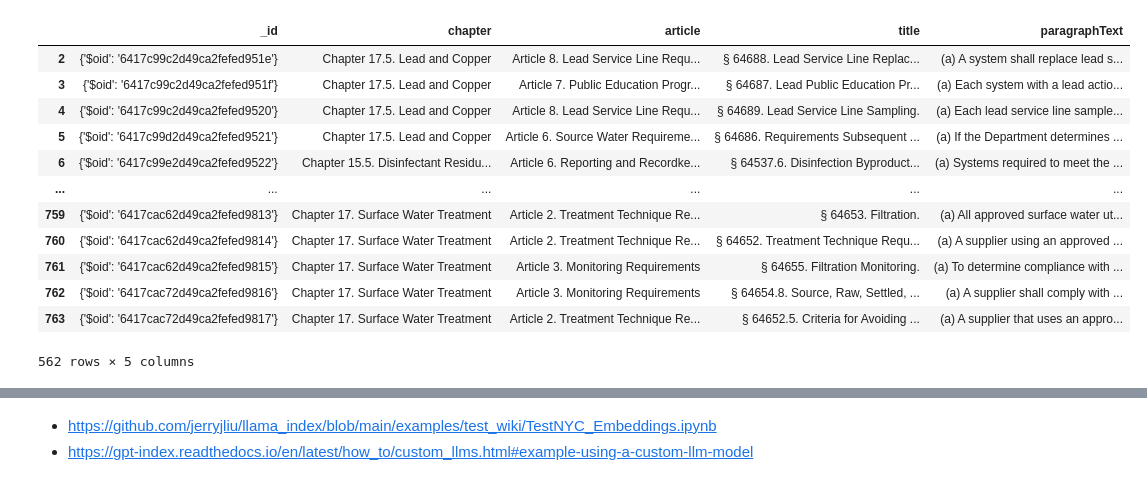
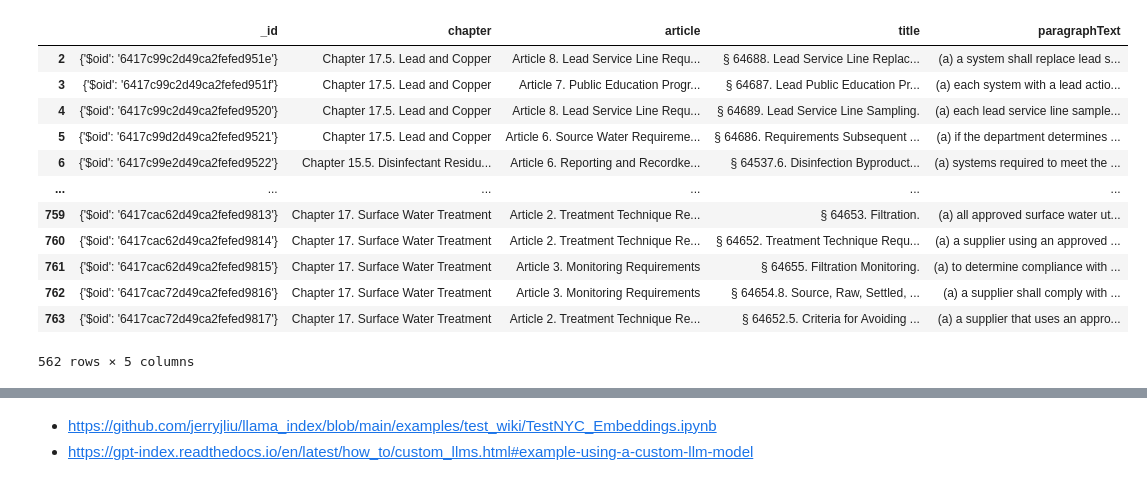
Before and after one commit to DWR-Chatbot-Project/Chatbot, a Jupyter notebook: Python/Drafts/bloom_llama_index.ipynb, the cells around one changed output, grey strips where cells are left out. Cells and saved outputs as stored; diff of their text form; code cells hidden in the pictures.

```diff
--- a/Python/Drafts/bloom_llama_index.ipynb
+++ b/Python/Drafts/bloom_llama_index.ipynb
@@ -35,23 +39,23 @@ os.environ['OPENAI_API_KEY'] = ''
 # %%
-df = pd.read_json("./regItems.json") # change the directory to ./data/regItems.json
+df = pd.read_json("./regItems.json")
 df = df.replace(to_replace="", value=np.nan).dropna(axis=0) # remove null values
 df['paragraphText'] = df['paragraphText'].str.replace("OLD SECTION.*", "", regex=True) # remove any dirty words
 df['paragraphText'] = df['paragraphText'].str.replace("[a-zA-z]\d\w+", ". ", regex=True)
-
+df['paragraphText'] = df['paragraphText'].str.lower()
 df
 # %% [output]
 |  | _id | chapter | article | title | paragraphText |
-| 2 | {'$oid': '6417c99c2d49ca2fefed951e'} | Chapter 17.5. Lead and Copper | Article 8. Lead Service Line Requ... | § 64688. Lead Service Line Replac... | (a) A system shall replace lead s... |
-| 3 | {'$oid': '6417c99c2d49ca2fefed951f'} | Chapter 17.5. Lead and Copper | Article 7. Public Education Progr... | § 64687. Lead Public Education Pr... | (a) Each system with a lead actio... |
-| 4 | {'$oid': '6417c99c2d49ca2fefed9520'} | Chapter 17.5. Lead and Copper | Article 8. Lead Service Line Requ... | § 64689. Lead Service Line Sampling. | (a) Each lead service line sample... |
-| 5 | {'$oid': '6417c99d2d49ca2fefed9521'} | Chapter 17.5. Lead and Copper | Article 6. Source Water Requireme... | § 64686. Requirements Subsequent ... | (a) If the Department determines ... |
-| 6 | {'$oid': '6417c99e2d49ca2fefed9522'} | Chapter 15.5. Disinfectant Residu... | Article 6. Reporting and Recordke... | § 64537.6. Disinfection Byproduct... | (a) Systems required to meet the ... |
+| 2 | {'$oid': '6417c99c2d49ca2fefed951e'} | Chapter 17.5. Lead and Copper | Article 8. Lead Service Line Requ... | § 64688. Lead Service Line Replac... | (a) a system shall replace lead s... |
+| 3 | {'$oid': '6417c99c2d49ca2fefed951f'} | Chapter 17.5. Lead and Copper | Article 7. Public Education Progr... | § 64687. Lead Public Education Pr... | (a) each system with a lead actio... |
+| 4 | {'$oid': '6417c99c2d49ca2fefed9520'} | Chapter 17.5. Lead and Copper | Article 8. Lead Service Line Requ... | § 64689. Lead Service Line Sampling. | (a) each lead service line sample... |
+| 5 | {'$oid': '6417c99d2d49ca2fefed9521'} | Chapter 17.5. Lead and Copper | Article 6. Source Water Requireme... | § 64686. Requirements Subsequent ... | (a) if the department determines ... |
+| 6 | {'$oid': '6417c99e2d49ca2fefed9522'} | Chapter 15.5. Disinfectant Residu... | Article 6. Reporting and Recordke... | § 64537.6. Disinfection Byproduct... | (a) systems required to meet the ... |
 | ... | ... | ... | ... | ... | ... |
-| 759 | {'$oid': '6417cac62d49ca2fefed9813'} | Chapter 17. Surface Water Treatment | Article 2. Treatment Technique Re... | § 64653. Filtration. | (a) All approved surface water ut... |
-| 760 | {'$oid': '6417cac62d49ca2fefed9814'} | Chapter 17. Surface Water Treatment | Article 2. Treatment Technique Re... | § 64652. Treatment Technique Requ... | (a) A supplier using an approved ... |
-| 761 | {'$oid': '6417cac62d49ca2fefed9815'} | Chapter 17. Surface Water Treatment | Article 3. Monitoring Requirements | § 64655. Filtration Monitoring. | (a) To determine compliance with ... |
-| 762 | {'$oid': '6417cac72d49ca2fefed9816'} | Chapter 17. Surface Water Treatment | Article 3. Monitoring Requirements | § 64654.8. Source, Raw, Settled, ... | (a) A supplier shall comply with ... |
-| 763 | {'$oid': '6417cac72d49ca2fefed9817'} | Chapter 17. Surface Water Treatment | Article 2. Treatment Technique Re... | § 64652.5. Criteria for Avoiding ... | (a) A supplier that uses an appro... |
+| 759 | {'$oid': '6417cac62d49ca2fefed9813'} | Chapter 17. Surface Water Treatment | Article 2. Treatment Technique Re... | § 64653. Filtration. | (a) all approved surface water ut... |
+| 760 | {'$oid': '6417cac62d49ca2fefed9814'} | Chapter 17. Surface Water Treatment | Article 2. Treatment Technique Re... | § 64652. Treatment Technique Requ... | (a) a supplier using an approved ... |
+| 761 | {'$oid': '6417cac62d49ca2fefed9815'} | Chapter 17. Surface Water Treatment | Article 3. Monitoring Requirements | § 64655. Filtration Monitoring. | (a) to determine compliance with ... |
+| 762 | {'$oid': '6417cac72d49ca2fefed9816'} | Chapter 17. Surface Water Treatment | Article 3. Monitoring Requirements | § 64654.8. Source, Raw, Settled, ... | (a) a supplier shall comply with ... |
+| 763 | {'$oid': '6417cac72d49ca2fefed9817'} | Chapter 17. Surface Water Treatment | Article 2. Treatment Technique Re... | § 64652.5. Criteria for Avoiding ... | (a) a supplier that uses an appro... |
 562 rows × 5 columns
 # %%
 data = df['paragraphText'].tolist()
```
Also changed, not shown: parts of 24 cells of this notebook.
